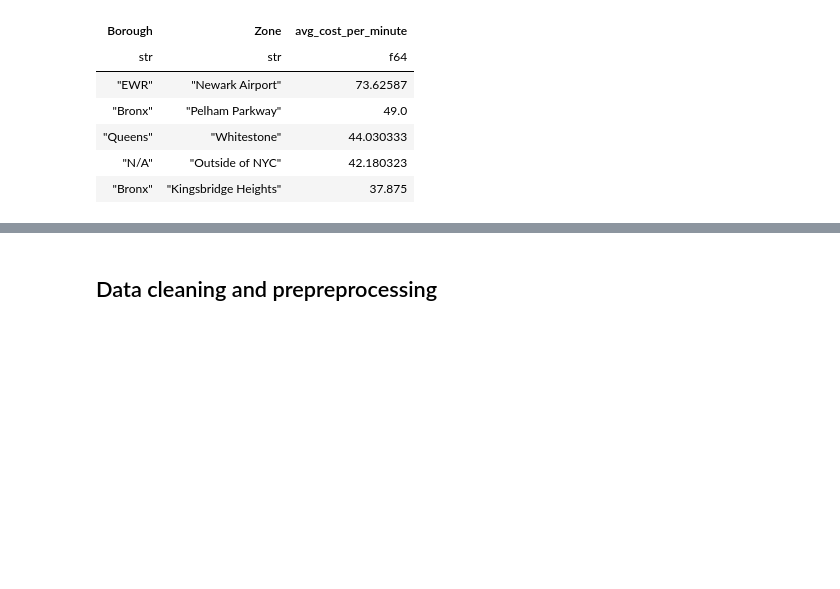
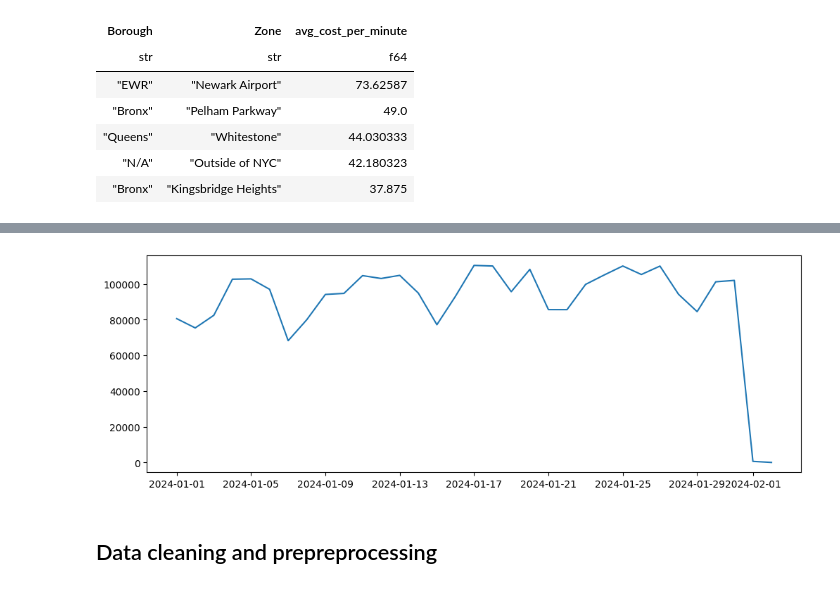
Before and after one commit to Mielecki/MLOps-course, a Jupyter notebook: lab03/notebook_polars.ipynb, the cells around one changed output, grey strips where cells are left out. Drawn from its saved outputs; the diff is of its cells as text; code cells hidden in the pictures; blank space fills up the shorter version.

```diff
--- a/lab03/notebook_polars.ipynb
+++ b/lab03/notebook_polars.ipynb
@@ -708,11 +709,16 @@ shape: (5, 3)
 | "Bronx" | "Kingsbridge Heights" | 37.875 |
 # %%
 # 5.
-(
+
+pandas_df = (
     df.filter(pl.col("tpep_dropoff_datetime").dt.year() == 2024)
     .sort("tpep_dropoff_datetime")
     .group_by_dynamic("tpep_dropoff_datetime", every="1d")
     .agg(pl.len().alias("n_trips"))
-    .plot.line(x="tpep_dropoff_datetime", y="n_trips")
+    .to_pandas()
 )
+
+plt.figure(figsize=(12, 4))
+plt.plot(pandas_df["tpep_dropoff_datetime"], pandas_df["n_trips"])
+plt.show()
 # %% [output]
@@ -720,3 +725,4 @@ shape: (5, 3)
+[figure, added]
 # %% [markdown]
 ## Data cleaning and prepreprocessing
 # %% [markdown]
```
Also changed, not shown: parts of 5 cells of this notebook, 2 other files.
